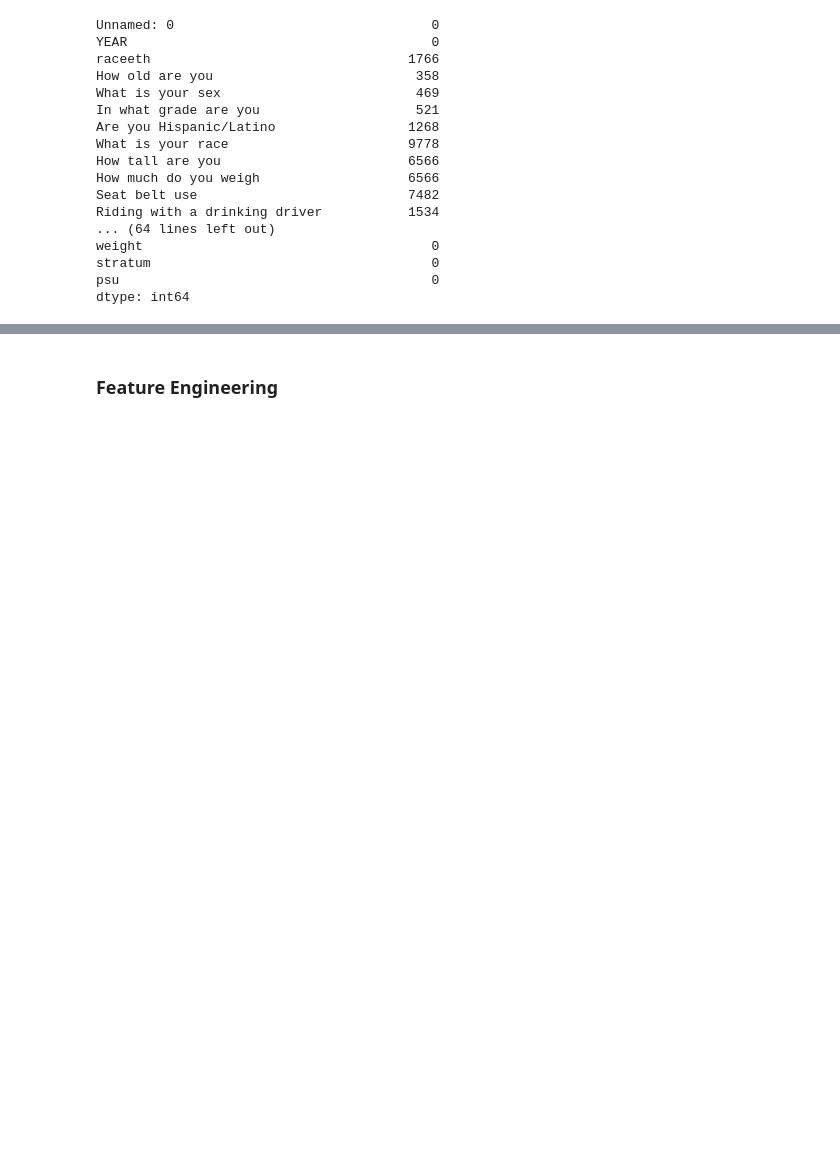
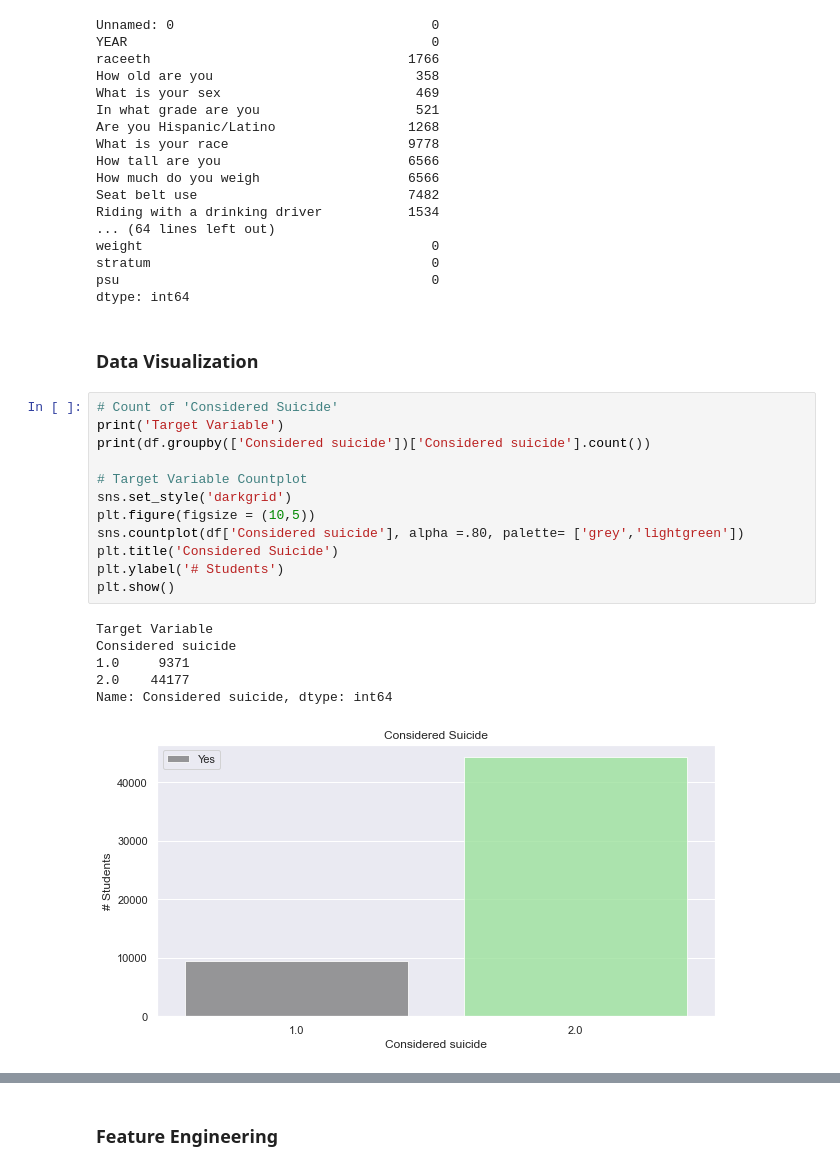
Before and after one commit to swelbeck/YRBSS_Project, a Jupyter notebook: Feature_Engineering_and_Data_Cleaning_Process_SW.ipynb, the cells around one changed output, grey strips where cells are left out. Drawn from its saved outputs; the diff is of its cells as text; blank space fills up the shorter version.

```diff
--- a/Feature_Engineering_and_Data_Cleaning_Process_SW.ipynb
+++ b/Feature_Engineering_and_Data_Cleaning_Process_SW.ipynb
@@ -126,3 +128,24 @@ weight                                     0
 stratum                                    0
 psu                                        0
 dtype: int64
+# %% [markdown]
+### Data Visualization
+# %%
+# Count of 'Considered Suicide'
+print('Target Variable')
+print(df.groupby(['Considered suicide'])['Considered suicide'].count())
+
+# Target Variable Countplot
+sns.set_style('darkgrid')
+plt.figure(figsize = (10,5))
+sns.countplot(df['Considered suicide'], alpha =.80, palette= ['grey','lightgreen'])
+plt.title('Considered Suicide')
+plt.ylabel('# Students')
+plt.show()
+# %% [output]
+Target Variable
+Considered suicide
+1.0     9371
+2.0    44177
+Name: Considered suicide, dtype: int64
+[figure, added]
```
Also changed, not shown: parts of 36 cells of this notebook, 6 other files.
